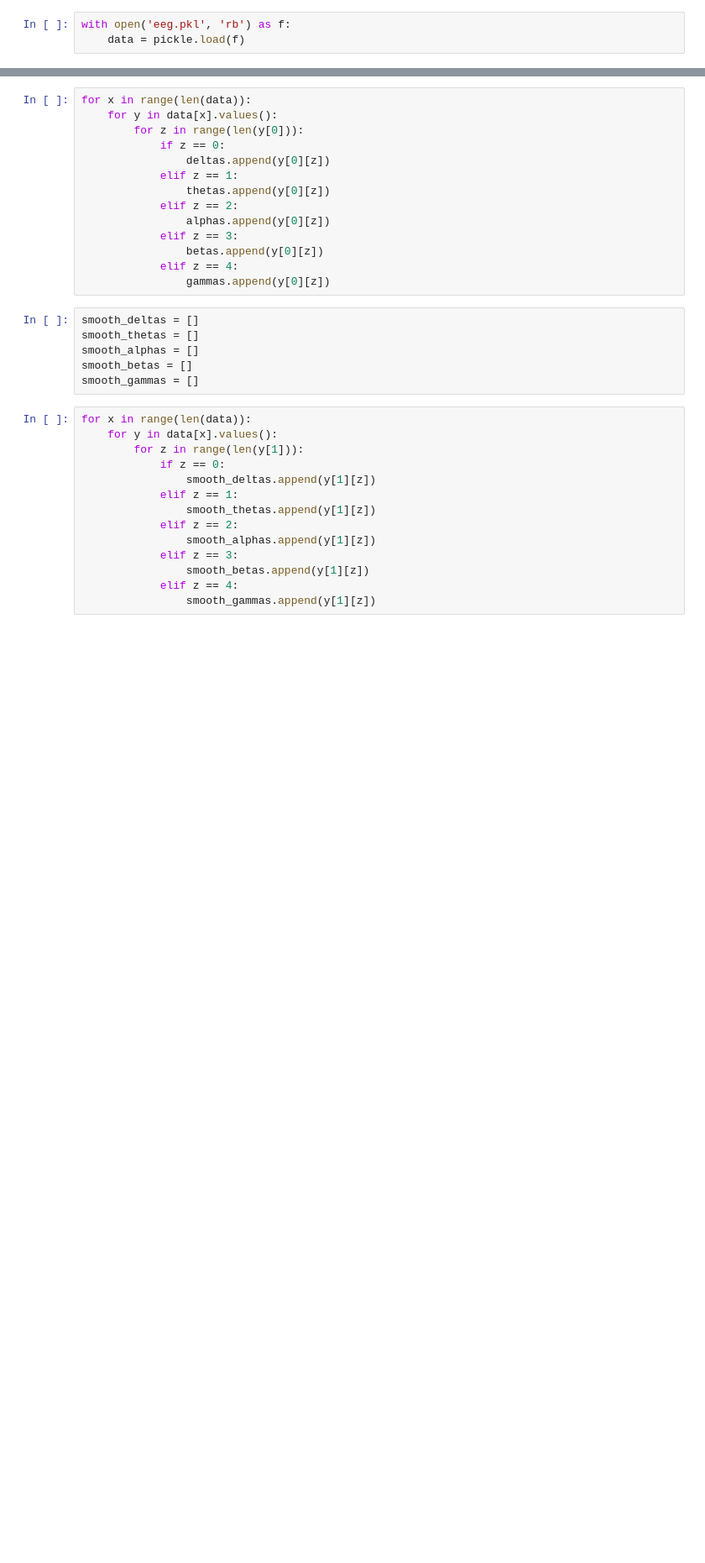
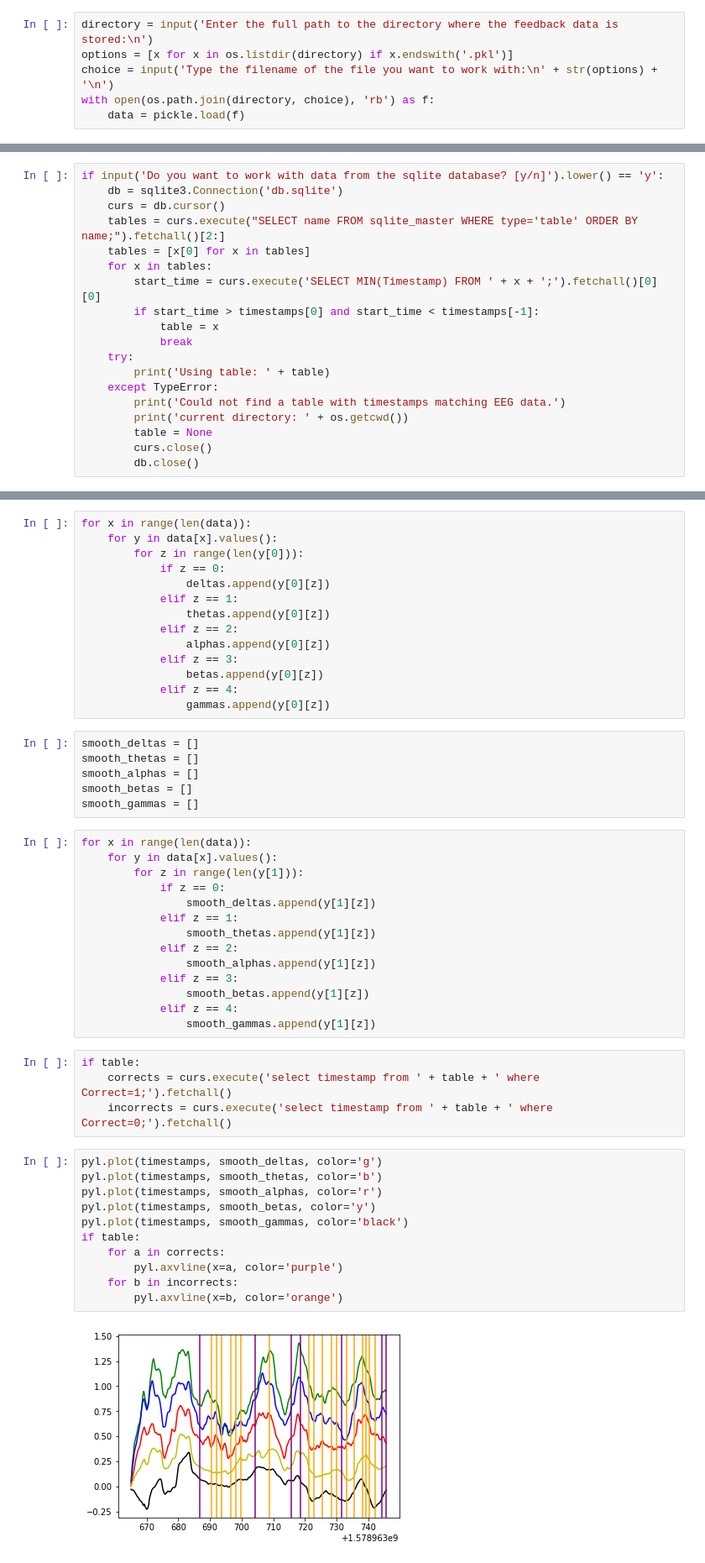
Before and after one commit to a-v-e-s/Psiborg, a Jupyter notebook: grappling.ipynb, the cells around one changed output, grey strips where cells are left out. Shown: that part at 84% size. Drawn from its saved outputs; the diff is of its cells as text; blank space fills up the shorter version.

Commit message:
Made good progress using jupyter notebooks to analyze EEG data and test results.

```diff
--- a/grappling.ipynb
+++ b/grappling.ipynb
@@ -3,8 +5,30 @@ import os, pickle, matplotlib.pyplot
-# %%
-with open('eeg.pkl', 'rb') as f:
-    data = pickle.load(f)
+# %%
+directory = input('Enter the full path to the directory where the feedback data is stored:\n')
+options = [x for x in os.listdir(directory) if x.endswith('.pkl')]
+choice = input('Type the filename of the file you want to work with:\n' + str(options) + '\n')
+with open(os.path.join(directory, choice), 'rb') as f:
+    data = pickle.load(f)
 # %%
 timestamps = []
 for x in range(len(data)):
     for y in data[x].keys():
         timestamps.append(y)
+# %%
+if input('Do you want to work with data from the sqlite database? [y/n]').lower() == 'y':
+    db = sqlite3.Connection('db.sqlite')
+    curs = db.cursor()
+    tables = curs.execute("SELECT name FROM sqlite_master WHERE type='table' ORDER BY name;").fetchall()[2:]
+    tables = [x[0] for x in tables]
+    for x in tables:
+        start_time = curs.execute('SELECT MIN(Timestamp) FROM ' + x + ';').fetchall()[0][0]
+        if start_time > timestamps[0] and start_time < timestamps[-1]:
+            table = x
+            break
+    try:
+        print('Using table: ' + table)
+    except TypeError:
+        print('Could not find a table with timestamps matching EEG data.')
+        print('current directory: ' + os.getcwd())
+        table = None
+        curs.close()
+        db.close()
@@ -48,3 +74,20 @@ for x in range(len(data)):
                 smooth_betas.append(y[1][z])
             elif z == 4:
                 smooth_gammas.append(y[1][z])
+# %%
+if table:
+    corrects = curs.execute('select timestamp from ' + table + ' where Correct=1;').fetchall()
+    incorrects = curs.execute('select timestamp from ' + table + ' where Correct=0;').fetchall()
+# %%
+pyl.plot(timestamps, smooth_deltas, color='g')
+pyl.plot(timestamps, smooth_thetas, color='b')
+pyl.plot(timestamps, smooth_alphas, color='r')
+pyl.plot(timestamps, smooth_betas, color='y')
+pyl.plot(timestamps, smooth_gammas, color='black')
+if table:
+    for a in corrects:
+        pyl.axvline(x=a, color='purple')
+    for b in incorrects:
+        pyl.axvline(x=b, color='orange')
+# %% [output]
+[figure, added]
```
Also changed, not shown: parts of 4 cells of this notebook, 2 other files.
